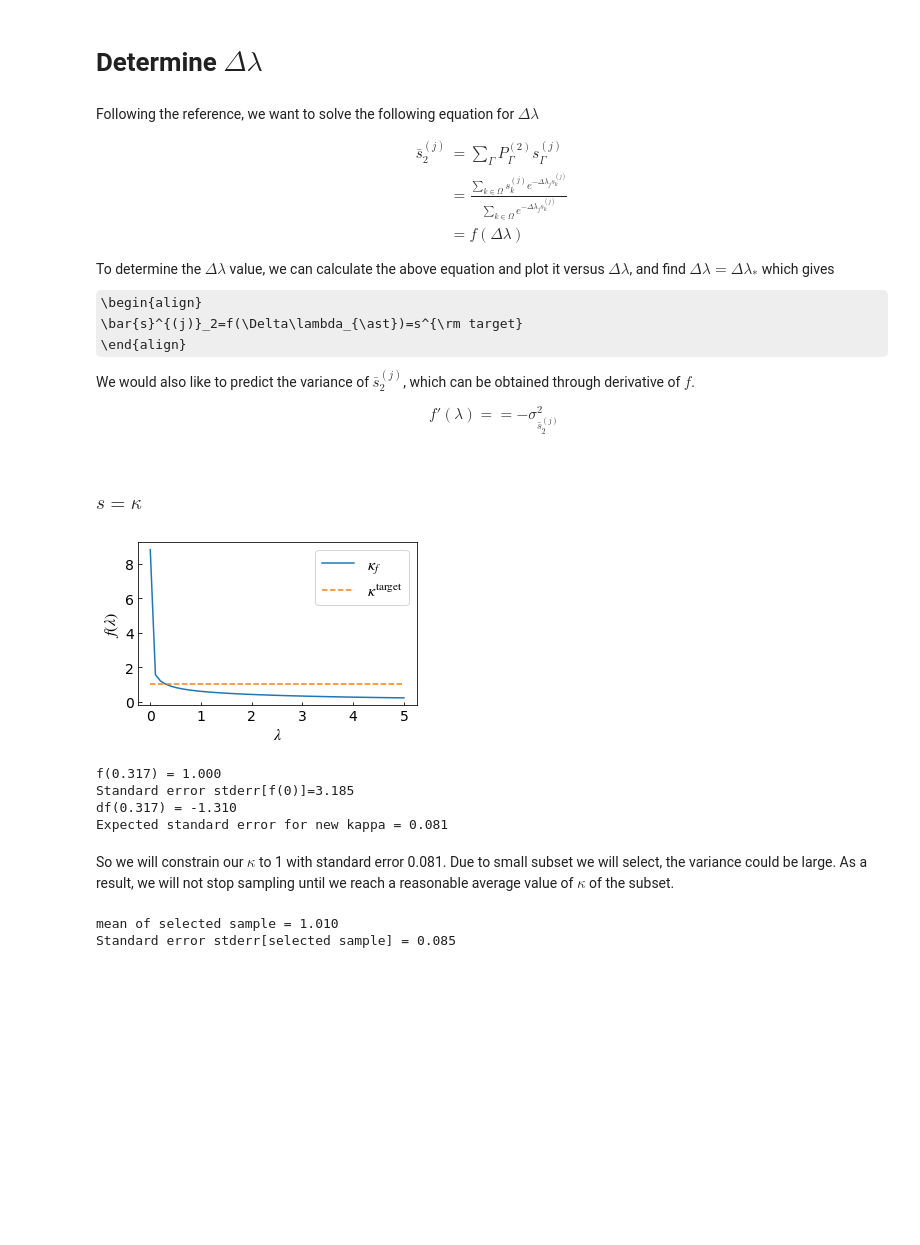
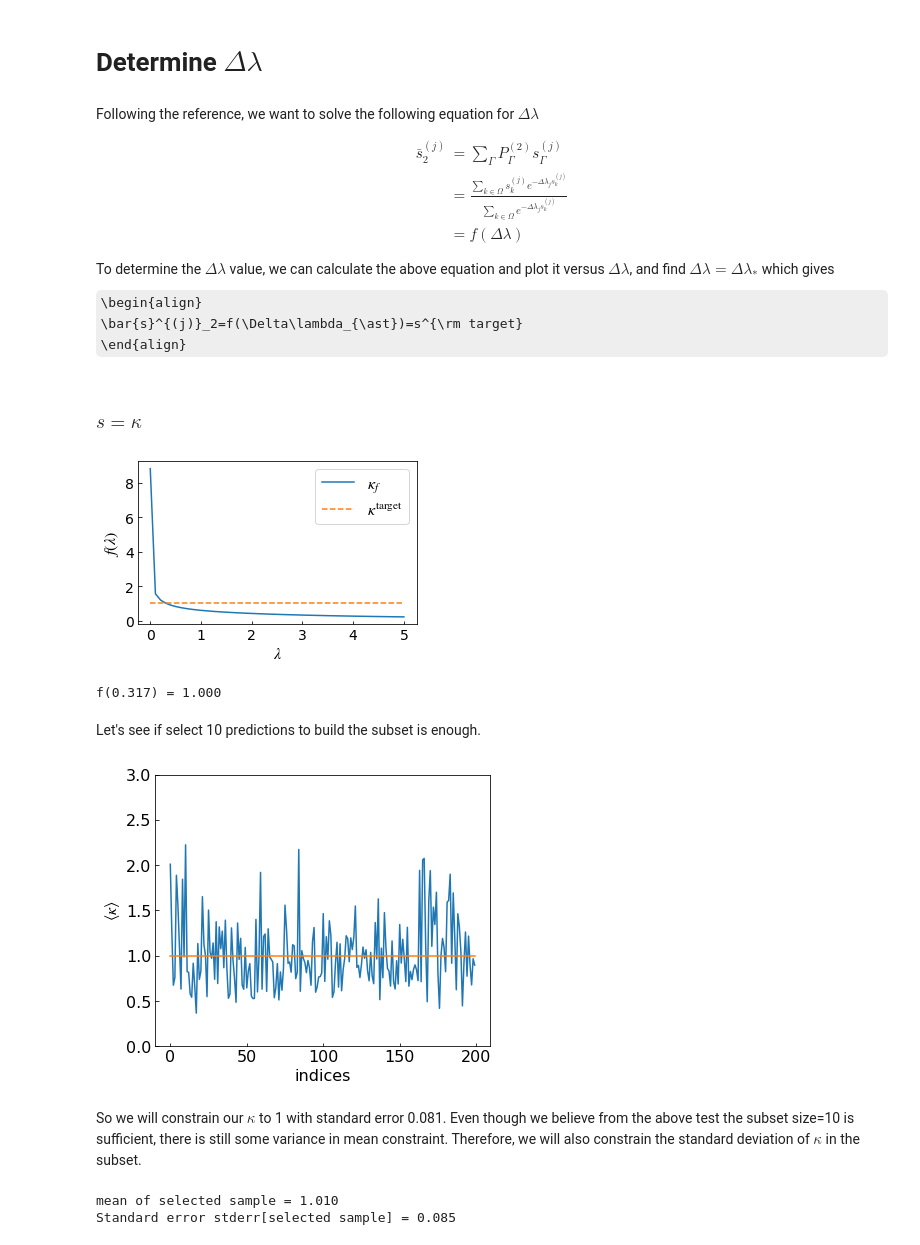
Before and after one commit to tiwarylab/ps-LSTM, a Jupyter notebook: path_sampling_kappa.ipynb, the cells around one changed output. Cells and saved outputs as stored; diff of their text form; code cells hidden in the pictures; some formulas as TeX source; blank space fills up the shorter version.

```diff
--- a/path_sampling_kappa.ipynb
+++ b/path_sampling_kappa.ipynb
@@ -61,19 +62,11 @@ To determine the $\Delta\lambda$ value, we can calculate the above equation and
 \begin{align}
 \bar{s}^{(j)}_2=f(\Delta\lambda_{\ast})=s^{\rm target}
 \end{align}
-
-We would also like to predict the variance of $\bar{s}^{(j)}_2$, which can be obtained through derivative of $f$.
-\begin{align}
-f'(\lambda)==-\sigma^2_{\bar{s}^{(j)}_2}
-\end{align}
 # %% [markdown]
 ### $s=\kappa$
 # %%
 def f(lm):
     return np.sum(kappa_arr*np.exp(-lm*kappa_arr))/np.sum(np.exp(-lm*kappa_arr))
-
-def df(lm):
-    return f(lm)**2-np.sum(kappa_arr*kappa_arr*np.exp(-lm*kappa_arr))/np.sum(np.exp(-lm*kappa_arr))
 
 lm_arr = np.linspace(0,5)
 f_arr = [f(lm_i) for lm_i in lm_arr]
@@ -94,16 +87,39 @@ plt.show()
 
 lm=0.317
 print( 'f({:.3f}) = {:.3f}'.format(lm, f(lm)) )
-print( 'Standard error stderr[f(0)]={:.3f}'.format(np.std(kappa_arr)/np.sqrt(len(kappa_arr))) )
-
-print( 'df({:.3f}) = {:.3f}'.format(lm, df(lm)) )
-print( 'Expected standard error for new kappa = {:.3f}'.format( np.sqrt(-df(lm))/np.sqrt(len(kappa_arr)) ) )
 # %% [output]
 [figure]
 f(0.317) = 1.000
-Standard error stderr[f(0)]=3.185
-df(0.317) = -1.310
-Expected standard error for new kappa = 0.081
+# %% [markdown]
+Let's see if select 10 predictions to build the subset is enough.
+# %%
+lm_ast=0.317 # Delta_lambda we used for bias sampling
+p=np.exp(-lm_ast*(kappa_arr))
+p/=np.sum(p)
+
+subset_mean_arr = []
+for i in range(200):
+    idx = np.random.choice(len(kappa_arr), 10, p=p)
+    selected = kappa_arr[idx]
+
+    mean=np.mean(selected)
+
+    subset_mean_arr.append(mean)
+
+fig, ax = plt.subplots(figsize=(6,5), nrows=1, ncols=1)
+
+ax.plot(subset_mean_arr)
+ax.plot(np.arange(len(subset_mean_arr)), [1.0]*len(subset_mean_arr), label="constraint $\kappa$")
+
+ax.tick_params(axis='both', which='both', direction='in', labelsize=16)
+ax.set_xlabel('indices', size=16)
+ax.set_ylabel('$\langle\kappa\\rangle$', size=16)
+ax.set_ylim(0.0,3.0)
+
+
+plt.show()
+# %% [output]
+[figure, added]
 # %% [markdown]
-So we will constrain our $\kappa$ to 1 with standard error 0.081. Due to small subset we will select, the variance could be large. As a result, we will not stop sampling until we reach a reasonable average value of $\kappa$ of the subset.
+So we will constrain our $\kappa$ to 1 with standard error 0.081. Even though we believe from the above test the subset size=10 is sufficient, there is still some variance in mean constraint. Therefore, we will also constrain the standard deviation of $\kappa$ in the subset.
 # %%
```
Also changed, not shown: parts of 3 cells of this notebook, 1 other file.
